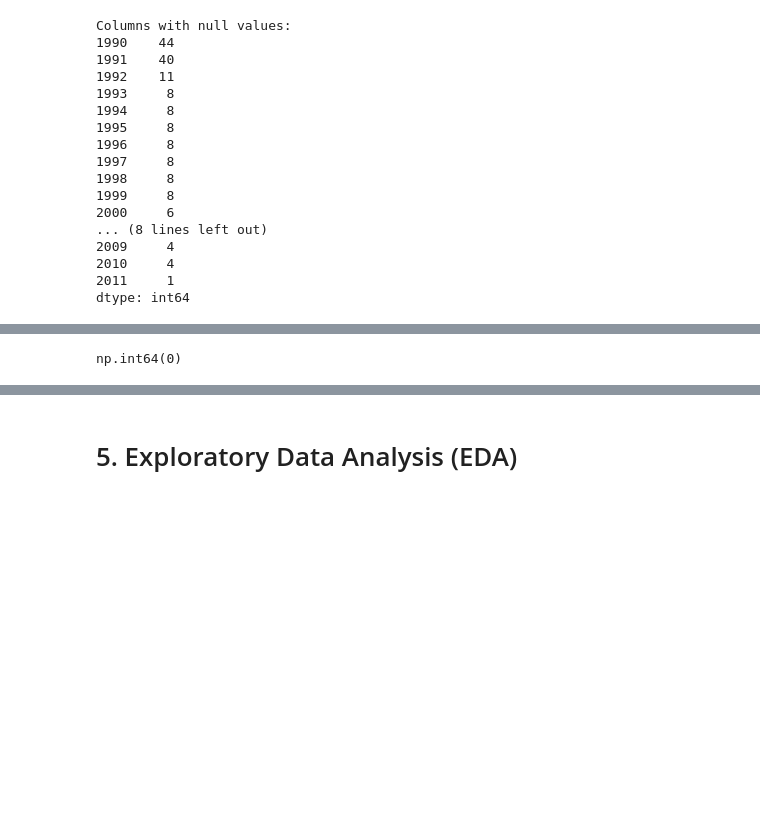
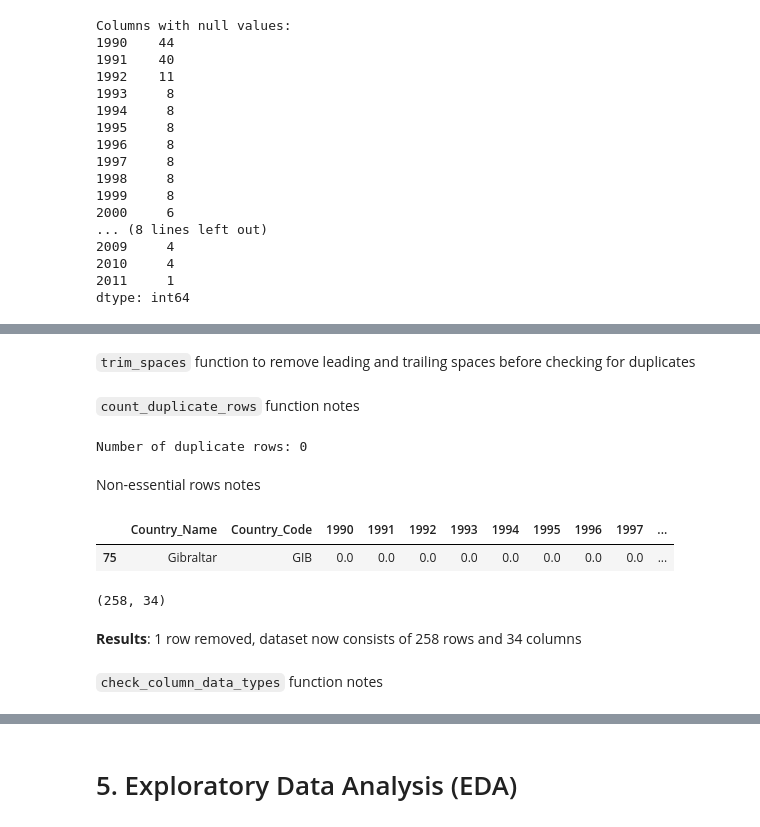
Before and after one commit to LaudRam/Python_Final_Project_ExploreAI, a Jupyter notebook: Python_Final_Project.ipynb, the cells around one changed output, grey strips where cells are left out. Cells and saved outputs as stored; diff of their text form; code cells hidden in the pictures; blank space fills up the shorter version.

```diff
--- a/Python_Final_Project.ipynb
+++ b/Python_Final_Project.ipynb
@@ -133,4 +140,55 @@ dtype: int64
+# %% [markdown]
+`trim_spaces` function to remove leading and trailing spaces before checking for duplicates
+# %%
+def trim_spaces(df, columns):
+    """
+    Trims leading and trailing spaces from the specified columns in a DataFrame.
+
+    Parameters:
+    df (pandas.DataFrame): The input DataFrame to trim.
+    columns (list): List of object columns to trim spaces from.
+    """
+    for column in columns:
+        df[column] = df[column].str.strip()
+
+    return df
+
+trim_columns = ['Country_Name', 'Country_Code']
+df = trim_spaces(df, trim_columns)
+# %% [markdown]
+`count_duplicate_rows` function notes
 # %%
-df.duplicated().sum()  # turn into function
+def count_duplicate_rows(df):
+    """
+    Counts the number of duplicate rows in a DataFrame.
+
+    Parameters:
+    df (pandas.DataFrame): The input DataFrame to check duplicates.
+
+    Returns:
+    int: The count of duplicate rows.
+    """
+    return df.duplicated().sum()
+
+print("Number of duplicate rows:", count_duplicate_rows(df))
 # %% [output]
-np.int64(0)
+Number of duplicate rows: 0
+# %% [markdown]
+Non-essential rows notes
+# %%
+# Check for rows with all zeroes
+zero_rows = df.loc[df.iloc[:, 2:].eq(0).all(axis=1)]
+zero_rows
+# %% [output]
+|  | Country_Name | Country_Code | 1990 | 1991 | 1992 | 1993 | 1994 | 1995 | 1996 | 1997 | ... |
+| 75 | Gibraltar | GIB | 0.0 | 0.0 | 0.0 | 0.0 | 0.0 | 0.0 | 0.0 | 0.0 | ... |
+# %%
+# Remove rows that contain only zeroes
+df = df.drop(zero_rows.index)
+df.shape
+# %% [output]
+(258, 34)
+# %% [markdown]
+**Results**: 1 row removed, dataset now consists of 258 rows and 34 columns
+# %% [markdown]
+`check_column_data_types` function notes
```
Also changed, not shown: parts of 19 cells of this notebook.
